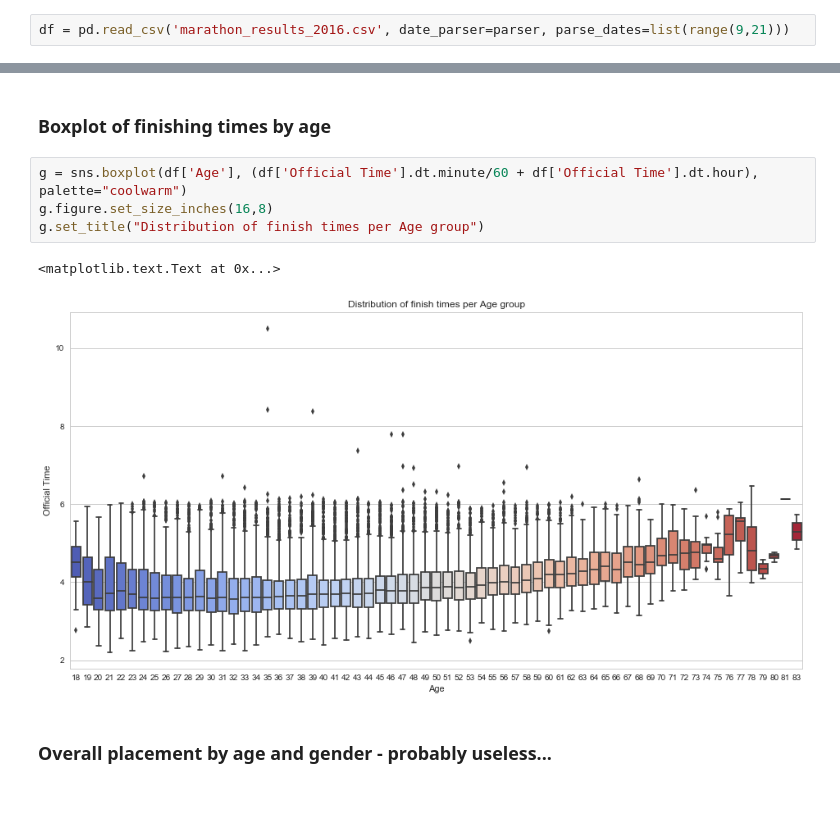
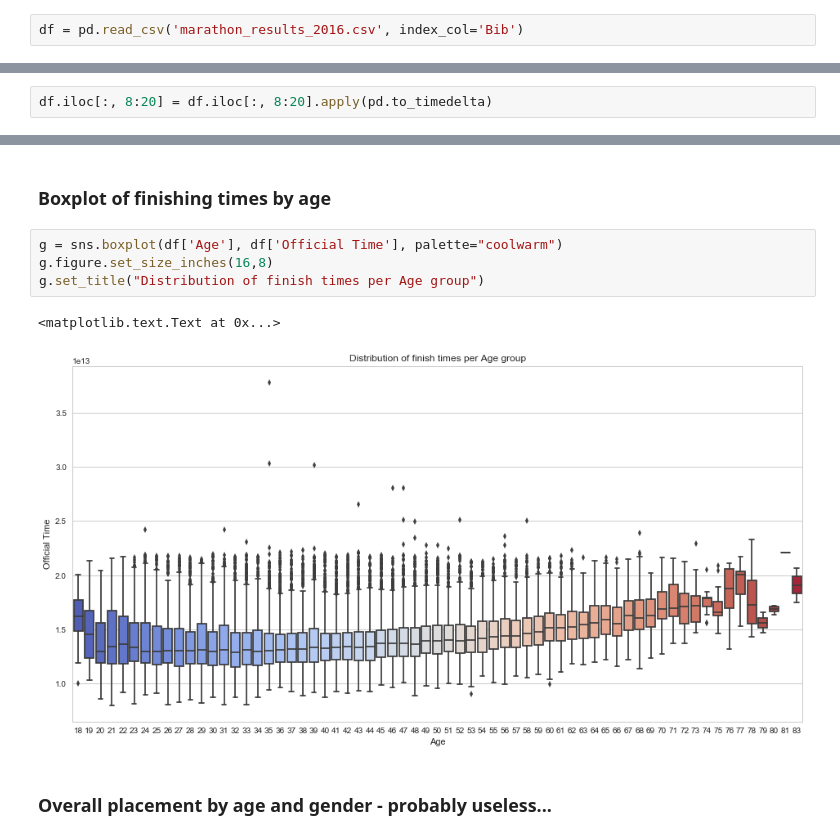
Before and after one commit to rojour/boston_results, a Jupyter notebook: Boston Marathon Results - analyze.ipynb, the cells around one changed output, grey strips where cells are left out. Saved outputs shown, nothing was run; the diff lists cells and outputs as text; blank space fills up the shorter version.

Commit message:
all timedeltas

```diff
--- a/Boston Marathon Results - analyze.ipynb
+++ b/Boston Marathon Results - analyze.ipynb
@@ -21,2 +19,2 @@ parser = lambda x: pd.to_datetime(x, format='%H:%M:%S', errors='coerce')
 # %%
-df = pd.read_csv('marathon_results_2016.csv', date_parser=parser, parse_dates=list(range(9,21)))
+df = pd.read_csv('marathon_results_2016.csv', index_col='Bib')
@@ -23,3 +23,5 @@ df = pd.read_csv('marathon_results_2016.csv', date_parser=parser, parse_dates=li
+# %%
+df.iloc[:, 8:20] = df.iloc[:, 8:20].apply(pd.to_timedelta)
 # %%
 df.describe()
 # %% [output]
@@ -98,12 +91,12 @@ g = sns.jointplot((df['Official Time'].dt.minute/60 + df['Official Time'].dt.hou
 # %% [markdown]
 ### Boxplot of finishing times by age
 # %%
-g = sns.boxplot(df['Age'], (df['Official Time'].dt.minute/60 + df['Official Time'].dt.hour), palette="coolwarm")
+g = sns.boxplot(df['Age'], df['Official Time'], palette="coolwarm")
 g.figure.set_size_inches(16,8)
 g.set_title("Distribution of finish times per Age group")
 # %% [output]
 <matplotlib.text.Text at 0x...>
-[figure, old version]
+[figure, new version]
 # %% [markdown]
 ### Overall placement by age and gender - probably useless...
 # %%
```
Also changed, not shown: parts of 39 cells of this notebook.
